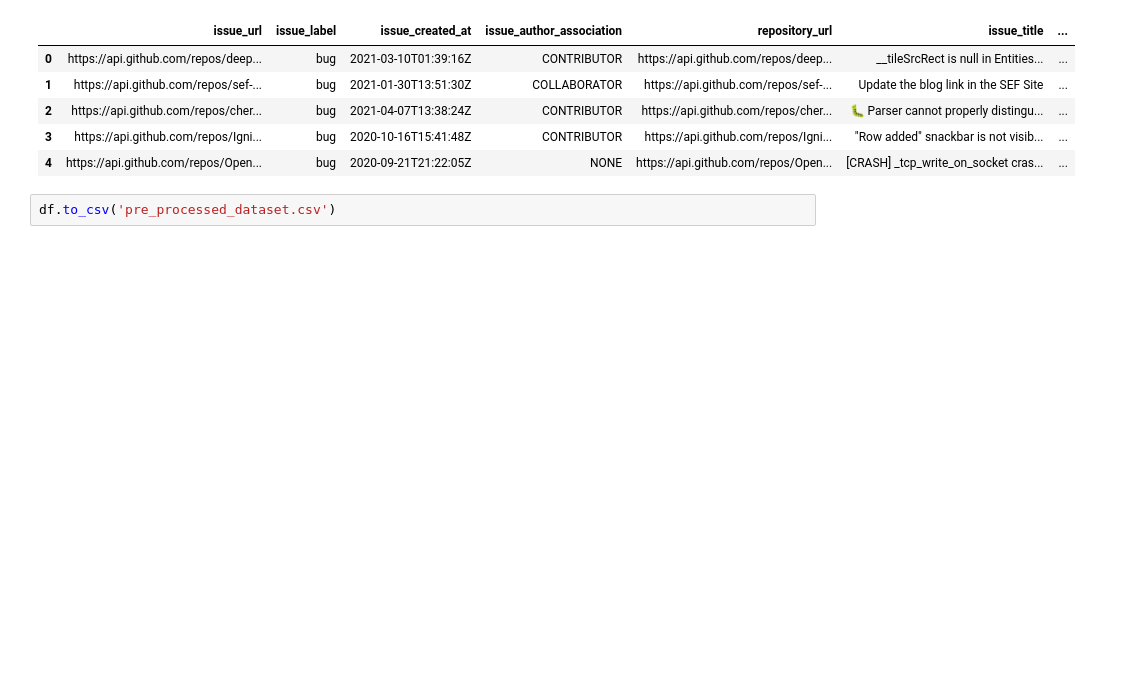
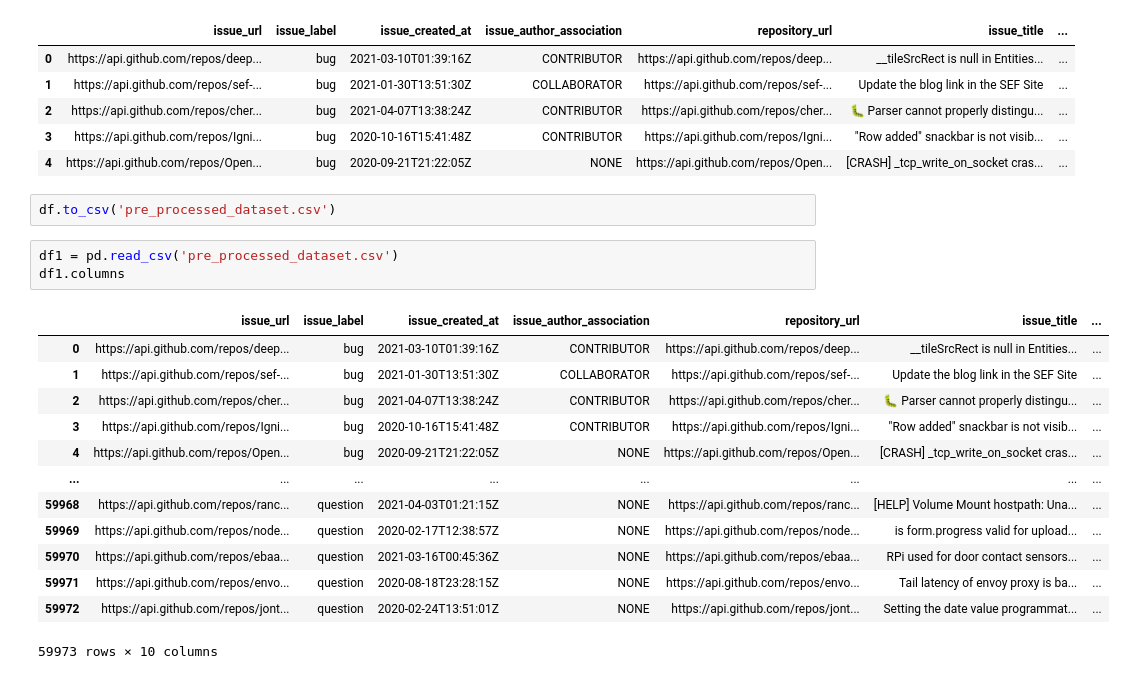
Before and after one commit to ervinb0/Ticket-Classifier, a Jupyter notebook: pre_processing.ipynb, the cells around one changed output. Drawn from its saved outputs; the diff is of its cells as text; blank space fills up the shorter version.

Commit message:
Fixed dataset

```diff
--- a/pre_processing.ipynb
+++ b/pre_processing.ipynb
@@ -354,3 +354,20 @@ df.head()
 | 4 | https://api.github.com/repos/Open... | bug | 2020-09-21T21:22:05Z | NONE | https://api.github.com/repos/Open... | [CRASH] _tcp_write_on_socket cras... | ... |
 # %%
 df.to_csv('pre_processed_dataset.csv')
+# %%
+df1 = pd.read_csv('pre_processed_dataset.csv')
+df1.columns
+# %% [output]
+|  | issue_url | issue_label | issue_created_at | issue_author_association | repository_url | issue_title | ... |
+| 0 | https://api.github.com/repos/deep... | bug | 2021-03-10T01:39:16Z | CONTRIBUTOR | https://api.github.com/repos/deep... | __tileSrcRect is null in Entities... | ... |
+| 1 | https://api.github.com/repos/sef-... | bug | 2021-01-30T13:51:30Z | COLLABORATOR | https://api.github.com/repos/sef-... | Update the blog link in the SEF Site | ... |
+| 2 | https://api.github.com/repos/cher... | bug | 2021-04-07T13:38:24Z | CONTRIBUTOR | https://api.github.com/repos/cher... | 🐛 Parser cannot properly distingu... | ... |
+| 3 | https://api.github.com/repos/Igni... | bug | 2020-10-16T15:41:48Z | CONTRIBUTOR | https://api.github.com/repos/Igni... | "Row added" snackbar is not visib... | ... |
+| 4 | https://api.github.com/repos/Open... | bug | 2020-09-21T21:22:05Z | NONE | https://api.github.com/repos/Open... | [CRASH] _tcp_write_on_socket cras... | ... |
+| ... | ... | ... | ... | ... | ... | ... | ... |
+| 59968 | https://api.github.com/repos/ranc... | question | 2021-04-03T01:21:15Z | NONE | https://api.github.com/repos/ranc... | [HELP] Volume Mount hostpath: Una... | ... |
+| 59969 | https://api.github.com/repos/node... | question | 2020-02-17T12:38:57Z | NONE | https://api.github.com/repos/node... | is form.progress valid for upload... | ... |
+| 59970 | https://api.github.com/repos/ebaa... | question | 2021-03-16T00:45:36Z | NONE | https://api.github.com/repos/ebaa... | RPi used for door contact sensors... | ... |
+| 59971 | https://api.github.com/repos/envo... | question | 2020-08-18T23:28:15Z | NONE | https://api.github.com/repos/envo... | Tail latency of envoy proxy is ba... | ... |
+| 59972 | https://api.github.com/repos/jont... | question | 2020-02-24T13:51:01Z | NONE | https://api.github.com/repos/jont... | Setting the date value programmat... | ... |
+59973 rows × 10 columns
```
Also changed, not shown: parts of 2 cells of this notebook.
